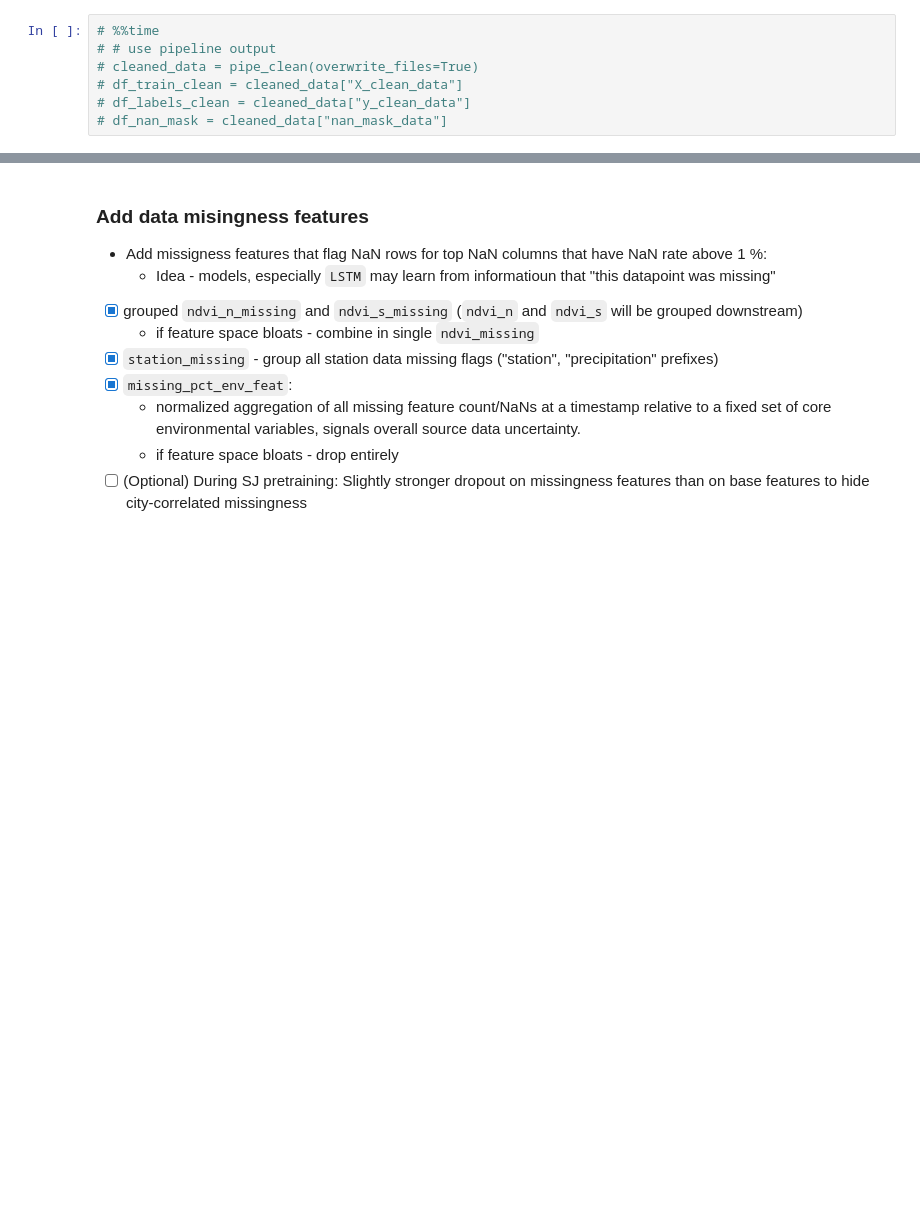
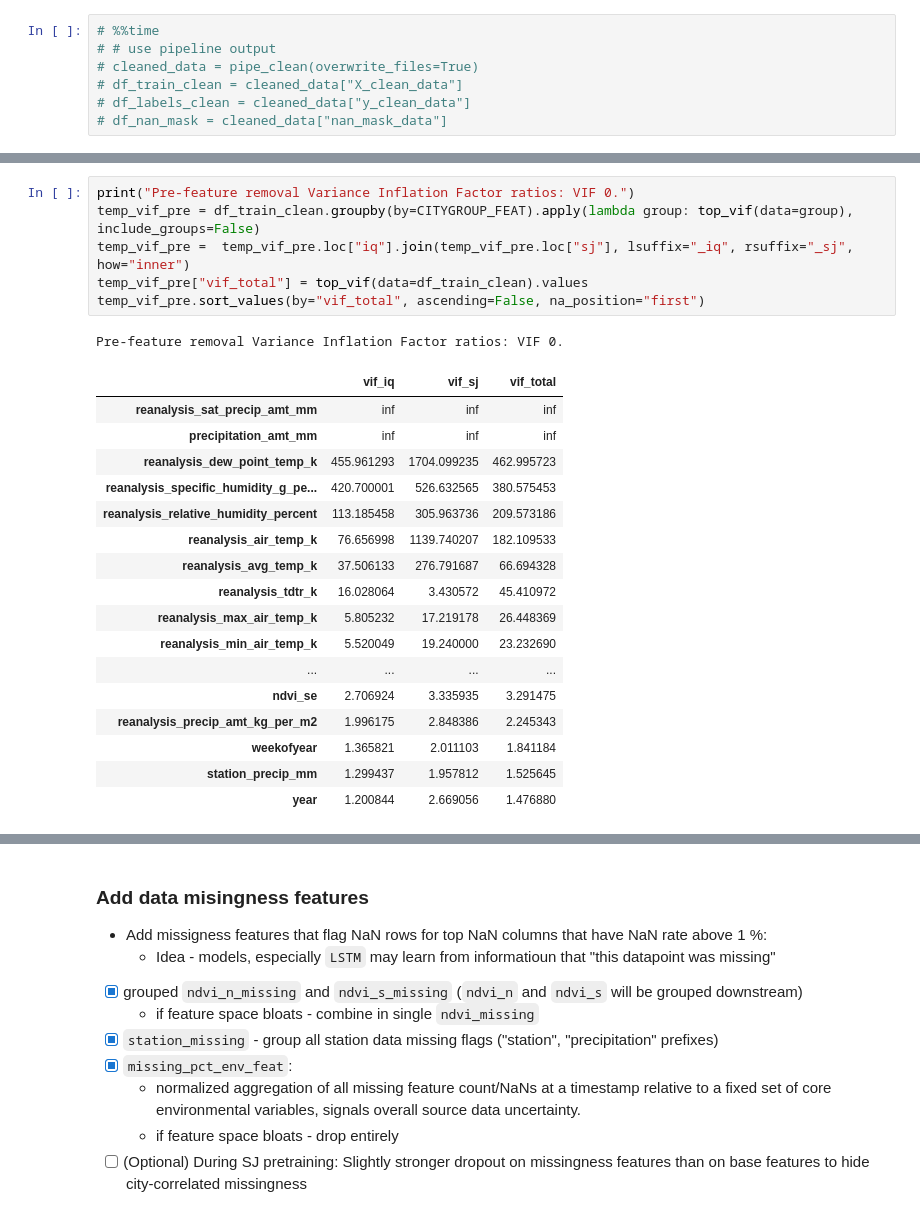
Before and after one commit to ButrosV/dengue-transfer-learn, a Jupyter notebook: notebooks/03_feature_eng_dengue.ipynb, the cells around one changed output, grey strips where cells are left out. Cells and saved outputs as stored; diff of their text form; blank space fills up the shorter version.

```diff
--- a/notebooks/03_feature_eng_dengue.ipynb
+++ b/notebooks/03_feature_eng_dengue.ipynb
@@ -150,0 +155,25 @@ Wall time: 45.3 ms
+# %%
+print("Pre-feature removal Variance Inflation Factor ratios: VIF 0.")
+temp_vif_pre = df_train_clean.groupby(by=CITYGROUP_FEAT).apply(lambda group: top_vif(data=group), include_groups=False)
+temp_vif_pre =  temp_vif_pre.loc["iq"].join(temp_vif_pre.loc["sj"], lsuffix="_iq", rsuffix="_sj", how="inner")
+temp_vif_pre["vif_total"] = top_vif(data=df_train_clean).values
+temp_vif_pre.sort_values(by="vif_total", ascending=False, na_position="first")
+# %% [output]
+Pre-feature removal Variance Inflation Factor ratios: VIF 0.
+|  | vif_iq | vif_sj | vif_total |
+| reanalysis_sat_precip_amt_mm | inf | inf | inf |
+| precipitation_amt_mm | inf | inf | inf |
+| reanalysis_dew_point_temp_k | 455.961293 | 1704.099235 | 462.995723 |
+| reanalysis_specific_humidity_g_pe... | 420.700001 | 526.632565 | 380.575453 |
+| reanalysis_relative_humidity_percent | 113.185458 | 305.963736 | 209.573186 |
+| reanalysis_air_temp_k | 76.656998 | 1139.740207 | 182.109533 |
+| reanalysis_avg_temp_k | 37.506133 | 276.791687 | 66.694328 |
+| reanalysis_tdtr_k | 16.028064 | 3.430572 | 45.410972 |
+| reanalysis_max_air_temp_k | 5.805232 | 17.219178 | 26.448369 |
+| reanalysis_min_air_temp_k | 5.520049 | 19.240000 | 23.232690 |
+| ... | ... | ... | ... |
+| ndvi_se | 2.706924 | 3.335935 | 3.291475 |
+| reanalysis_precip_amt_kg_per_m2 | 1.996175 | 2.848386 | 2.245343 |
+| weekofyear | 1.365821 | 2.011103 | 1.841184 |
+| station_precip_mm | 1.299437 | 1.957812 | 1.525645 |
+| year | 1.200844 | 2.669056 | 1.476880 |
```
Also changed, not shown: parts of 42 cells of this notebook, 4 other files.
